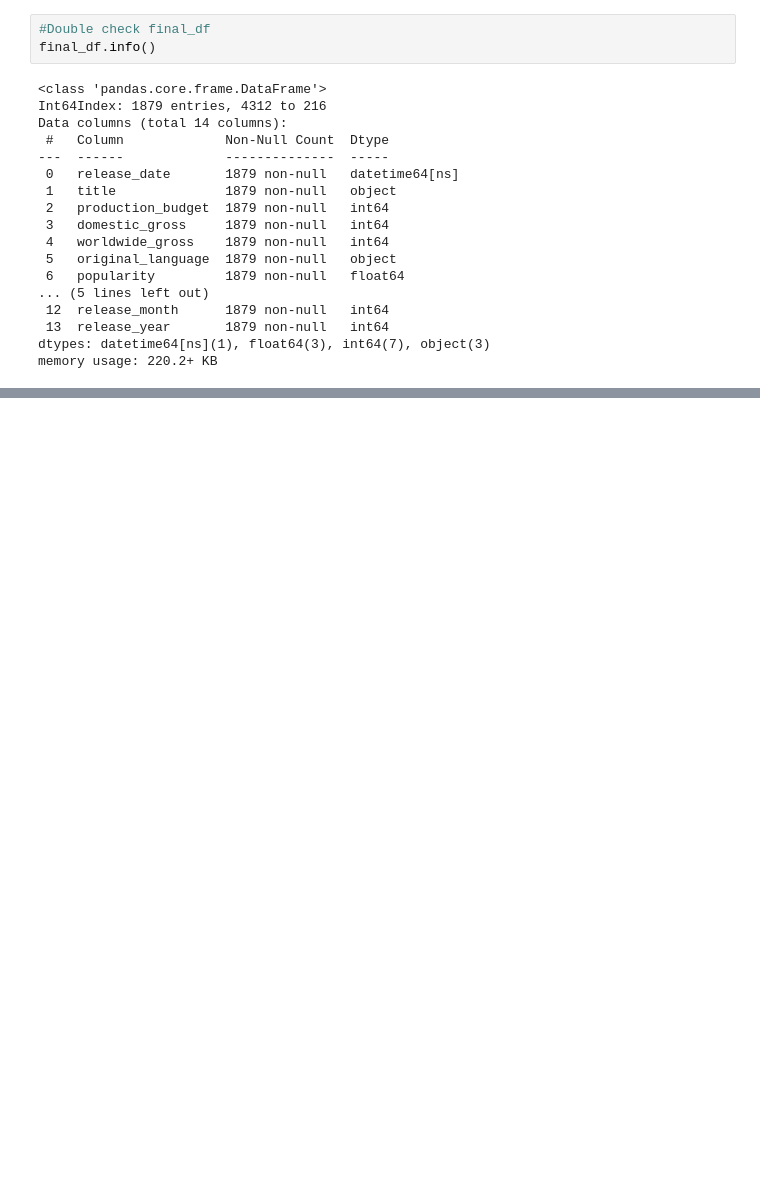
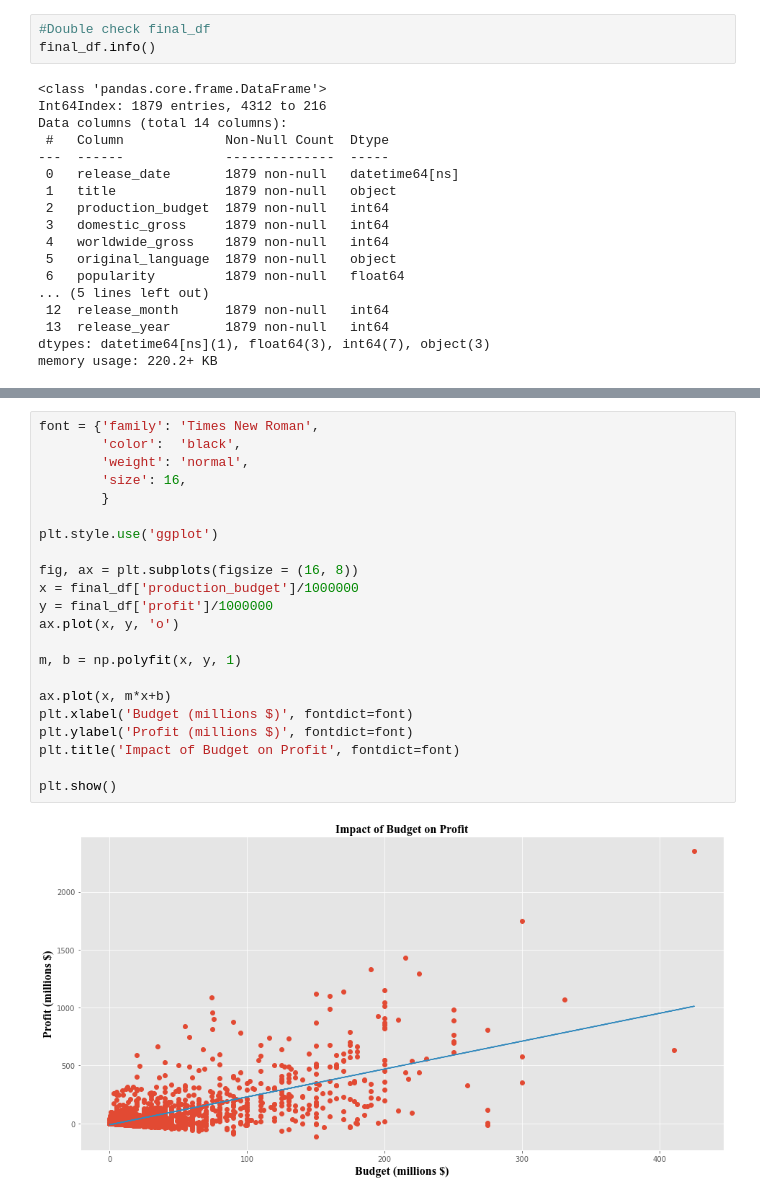
Before and after one commit to dquillao/dsc-mod-1-project-v2-1-online-ds-sp-000, a Jupyter notebook: Technical Notebook.ipynb, the cells around one changed output, grey strips where cells are left out. Saved outputs shown, nothing was run; the diff lists cells and outputs as text; blank space fills up the shorter version.

```diff
--- a/Technical Notebook.ipynb
+++ b/Technical Notebook.ipynb
@@ -1271,0 +889,24 @@ memory usage: 220.2+ KB
+# %%
+font = {'family': 'Times New Roman',
+        'color':  'black',
+        'weight': 'normal',
+        'size': 16,
+        }
+
+plt.style.use('ggplot')
+
+fig, ax = plt.subplots(figsize = (16, 8))
+x = final_df['production_budget']/1000000
+y = final_df['profit']/1000000
+ax.plot(x, y, 'o')
+
+m, b = np.polyfit(x, y, 1)
+
+ax.plot(x, m*x+b)
+plt.xlabel('Budget (millions $)', fontdict=font)
+plt.ylabel('Profit (millions $)', fontdict=font)
+plt.title('Impact of Budget on Profit', fontdict=font)
+
+plt.show()
+# %% [output]
+[figure, added]
```
Also changed, not shown: parts of 86 cells of this notebook.
